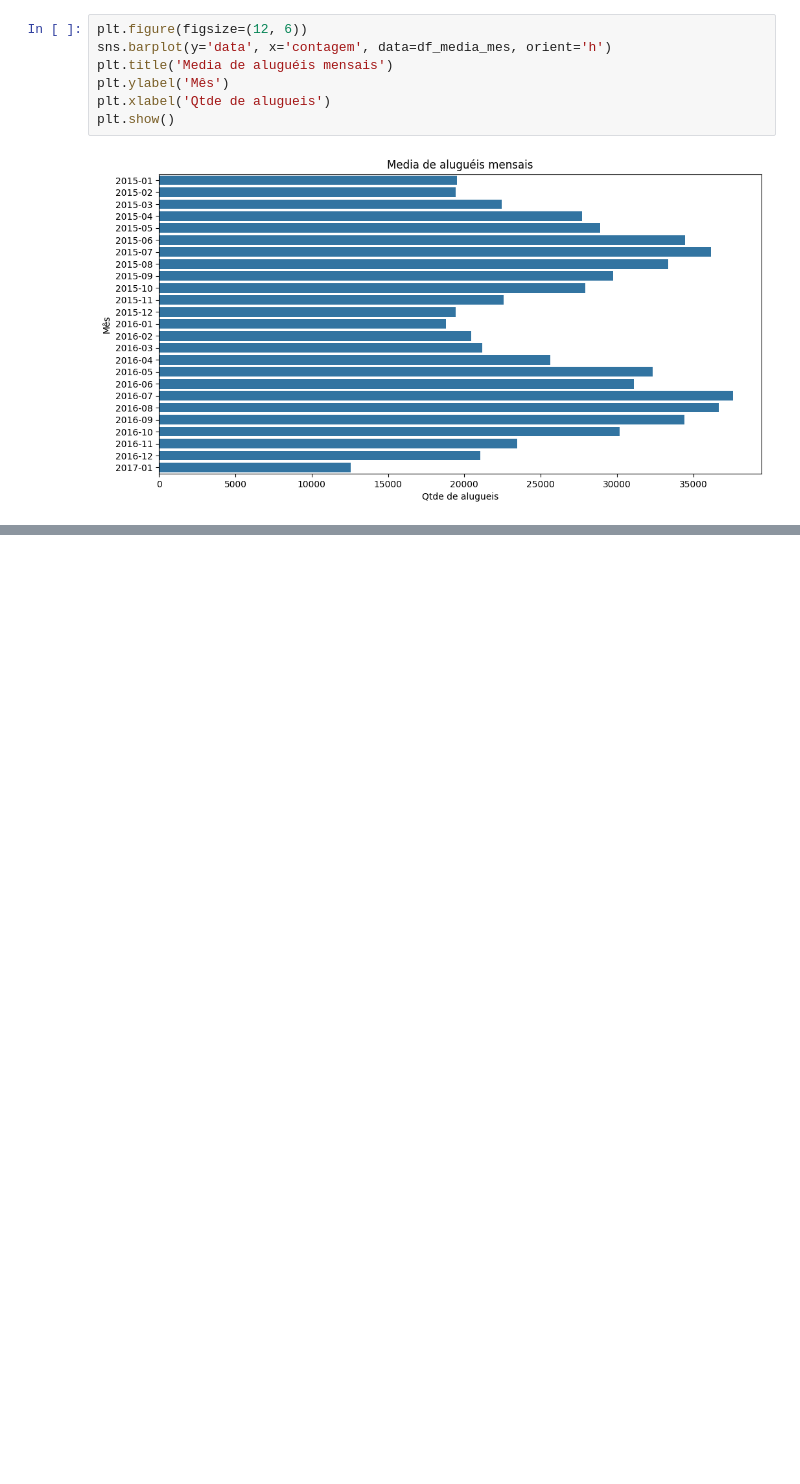
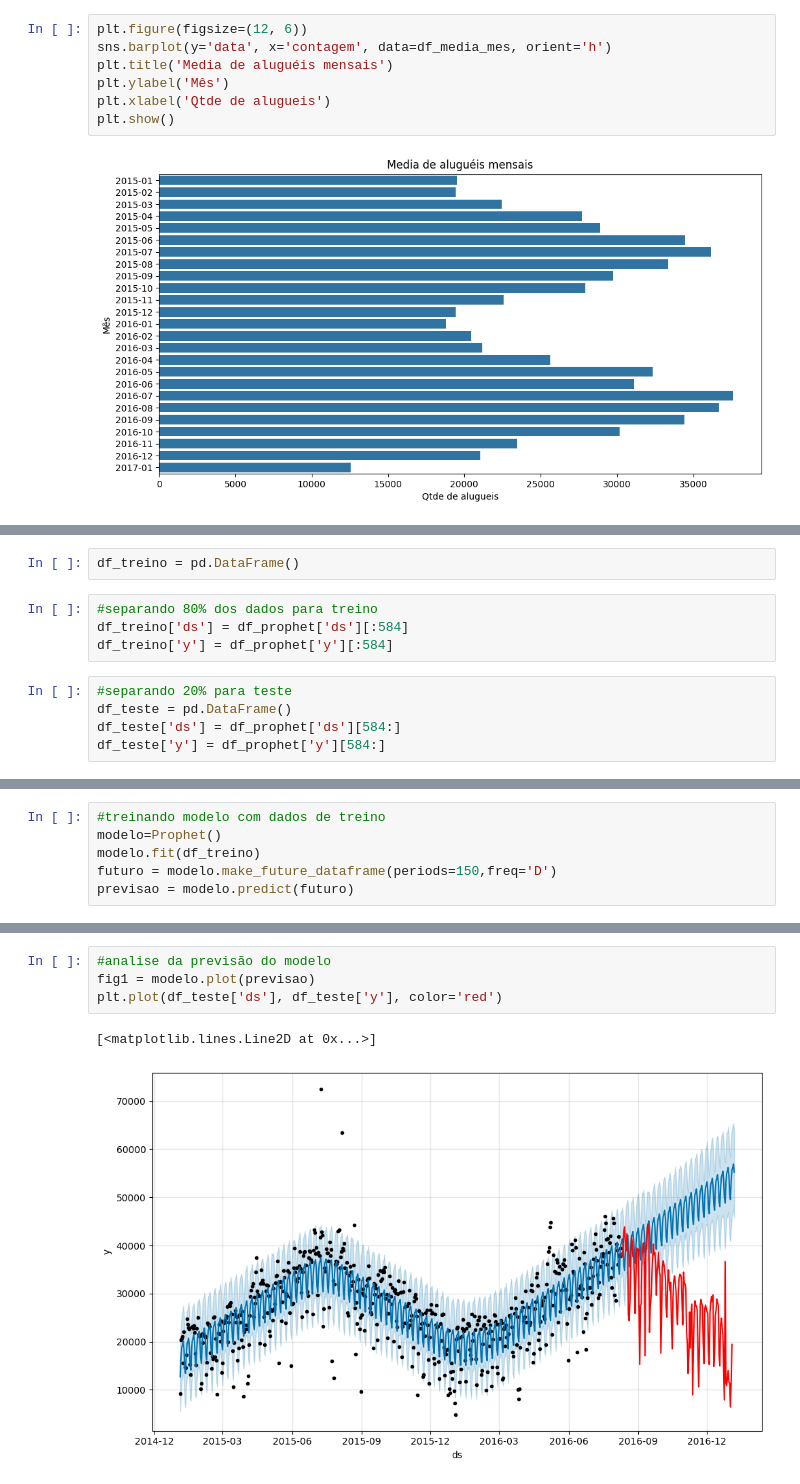
Before and after one commit to cauancalmeida/Data_Science_studies, a Jupyter notebook: Analisando_e_Prevendo_series_temporais.ipynb, the cells around one changed output, grey strips where cells are left out. Cells and saved outputs as stored; diff of their text form; blank space fills up the shorter version.

```diff
--- a/Analisando_e_Prevendo_series_temporais.ipynb
+++ b/Analisando_e_Prevendo_series_temporais.ipynb
@@ -599,0 +689,11 @@ plt.show()
+# %%
+df_treino = pd.DataFrame()
+# %%
+#separando 80% dos dados para treino
+df_treino['ds'] = df_prophet['ds'][:584]
+df_treino['y'] = df_prophet['y'][:584]
+# %%
+#separando 20% para teste
+df_teste = pd.DataFrame()
+df_teste['ds'] = df_prophet['ds'][584:]
+df_teste['y'] = df_prophet['y'][584:]
@@ -599,0 +702,6 @@ plt.show()
+# %%
+#treinando modelo com dados de treino
+modelo=Prophet()
+modelo.fit(df_treino)
+futuro = modelo.make_future_dataframe(periods=150,freq='D')
+previsao = modelo.predict(futuro)
@@ -599,0 +720,7 @@ plt.show()
+# %%
+#analise da previsão do modelo
+fig1 = modelo.plot(previsao)
+plt.plot(df_teste['ds'], df_teste['y'], color='red')
+# %% [output]
+[<matplotlib.lines.Line2D at 0x...>]
+[figure, added]
```
Also changed, not shown: parts of 20 cells of this notebook.
